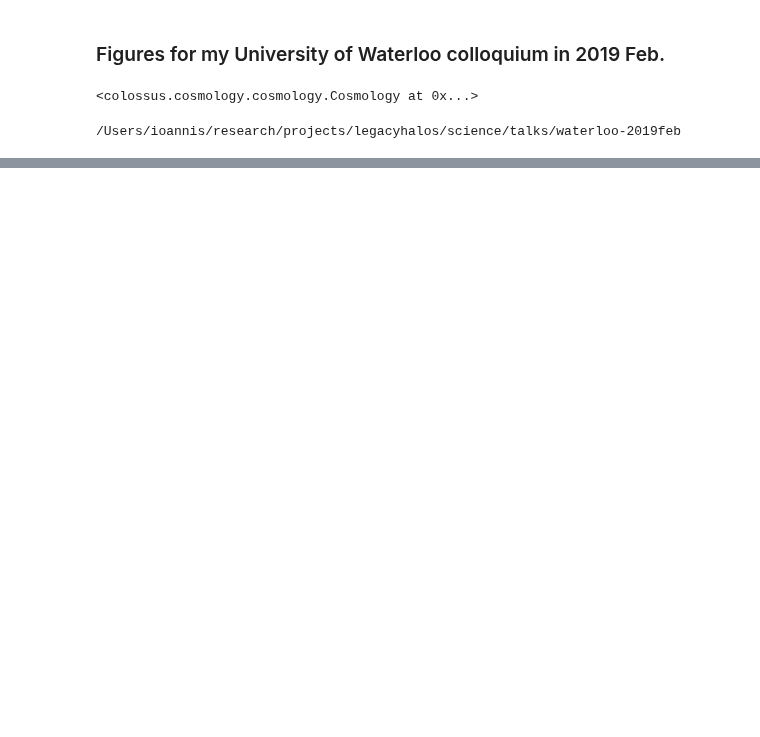
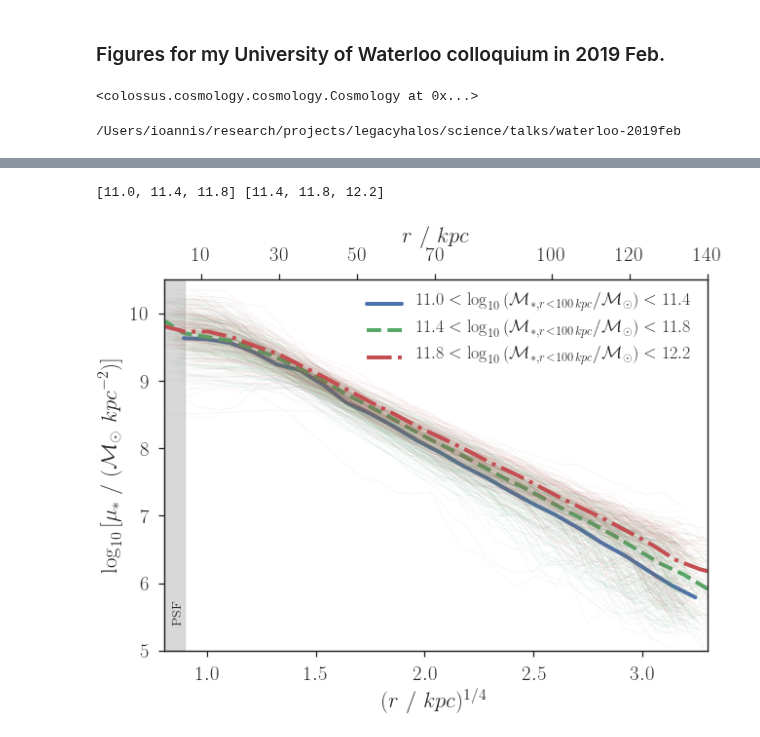
Before and after one commit to moustakas/legacyhalos, a Jupyter notebook: science/talks/waterloo-2019feb.ipynb, the cells around one changed output, grey strips where cells are left out. Drawn from its saved outputs; the diff is of its cells as text; code cells hidden in the pictures; blank space fills up the shorter version.

```diff
--- a/science/talks/waterloo-2019feb.ipynb
+++ b/science/talks/waterloo-2019feb.ipynb
@@ -24,4 +23,5 @@ cosmology.setCosmology('planck18')
 import legacyhalos.io
 import legacyhalos.misc
 from legacyhalos.misc import lambda2mhalo, plot_style
-sns, colors = plot_style()
+sns, colors = plot_style(talk=True)
+linestyle = ['-', '--', '-.', ':']
@@ -899,0 +450,11 @@ qa_smf(plot_carnage=True, plot_huang=False, png=os.path.join(talkdir, 'smf-data-
+# %%
+#dmstar = 0.5
+#mstarmin = np.arange(11.0, 13, dmstar)
+#mstarmax = mstarmin + dmstar
+#mstarmin = [11, 11.5, 11.75, 12]
+#mstarmax = [11.5, 11.75, 12, 12.5]
+mstarmin = [11.0, 11.4, 11.8]
+mstarmax = [11.4, 11.8, 12.2]
+print(mstarmin, mstarmax)
+# %% [output]
+[11.0, 11.4, 11.8] [11.4, 11.8, 12.2]
@@ -899,0 +519,41 @@ qa_smf(plot_carnage=True, plot_huang=False, png=os.path.join(talkdir, 'smf-data-
+# %%
+def qa_muprofile_mstar(png=None):
+
+    good = profiles1dmstar['MSTAR100'] > 0
+    goodmstar = profiles1dmstar['MSTAR100'][good]
+
+    fig, ax = plt.subplots(figsize=(10, 7))
+    for ii, (hmin, hmax) in enumerate(zip(mstarmin, mstarmax)):
+        stats, radfrac, mstarfrac = mean_muprofile_mstar(goodmstar, hmin, hmax)
+        ax.plot(stats['xbin'], stats['ymean'], lw=4, color=colors[ii],
+                ls=linestyle[ii],
+                label=r'${:.1f}<\log_{{10}}\,(\mathcal{{M}}_{{*,r<100\,kpc}}/\mathcal{{M}}_\odot)<{:.1f}$'.format(hmin, hmax))
+        for rr, mm in zip(radfrac, mstarfrac):
+            ax.plot(rr, mm, lw=1, alpha=0.05, color=colors[ii])
+
+    ax.legend(loc='upper right', fontsize=18)
+    ax.set_ylabel(r'$\log_{{10}}\,[\mu_{{*}}\ /\ (\mathcal{{M}}_{\odot}\ kpc^{-2}$)]')
+    #ax.set_ylim(0, 1.02)
+    ax.set_ylim(5, 10.5)
+    ax.set_xlim(0.8, 3.3)
+
+    ylim = ax.get_ylim()
+    ax.fill_between([0, 0.9], [ylim[1], ylim[1]], [ylim[0], ylim[0]],
+                    color='grey', alpha=0.3)
+    ax.text(0.025, 0.1, 'PSF', ha='center', va='center', rotation=90,
+            transform=ax.transAxes, fontsize=14)
+
+    ax.set_xlabel(r'$(r\ /\ kpc)^{1/4}$')
+
+    ax2 = ax.twiny()
+    xlim = ax.get_xlim()
+    ax2.set_xlim((xlim[0]**4, xlim[1]**4))
+    ax2.set_xlabel(r'$r\ /\ kpc$')
+    ax2.set_xticks((10, 30, 50, 70, 100, 120, 140))
+
+    if png:
+        plt.savefig(os.path.join(talkdir, png))
+# %%
+qa_muprofile_mstar(png='mustar-radius-mstar.png')
+# %% [output]
+[figure, added]
```
Also changed, not shown: parts of 88 cells of this notebook, 3 other files.
